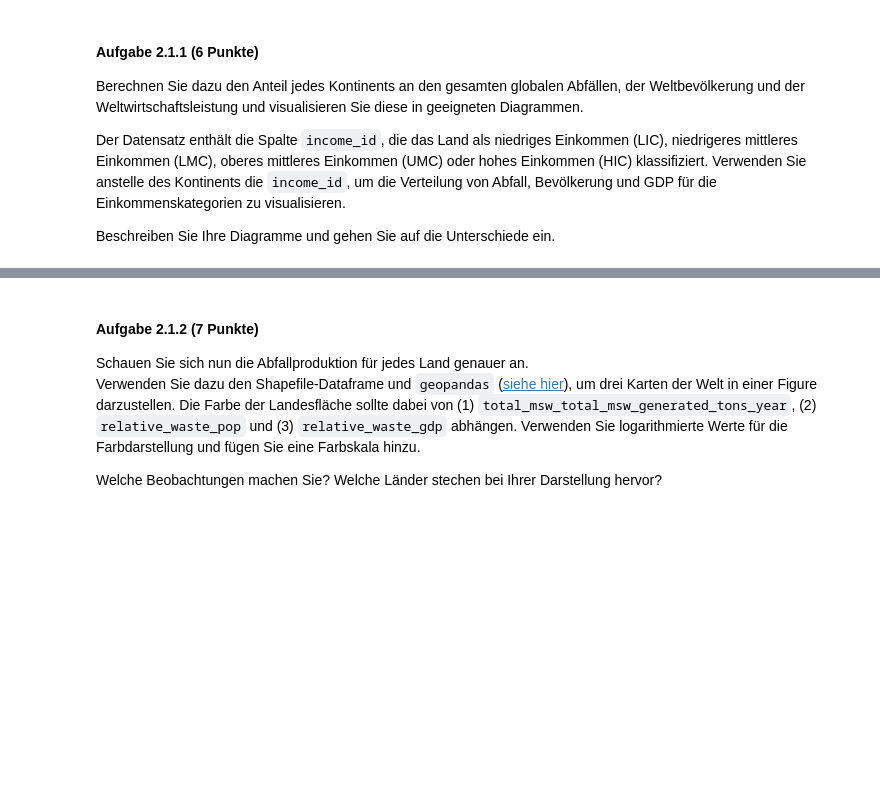
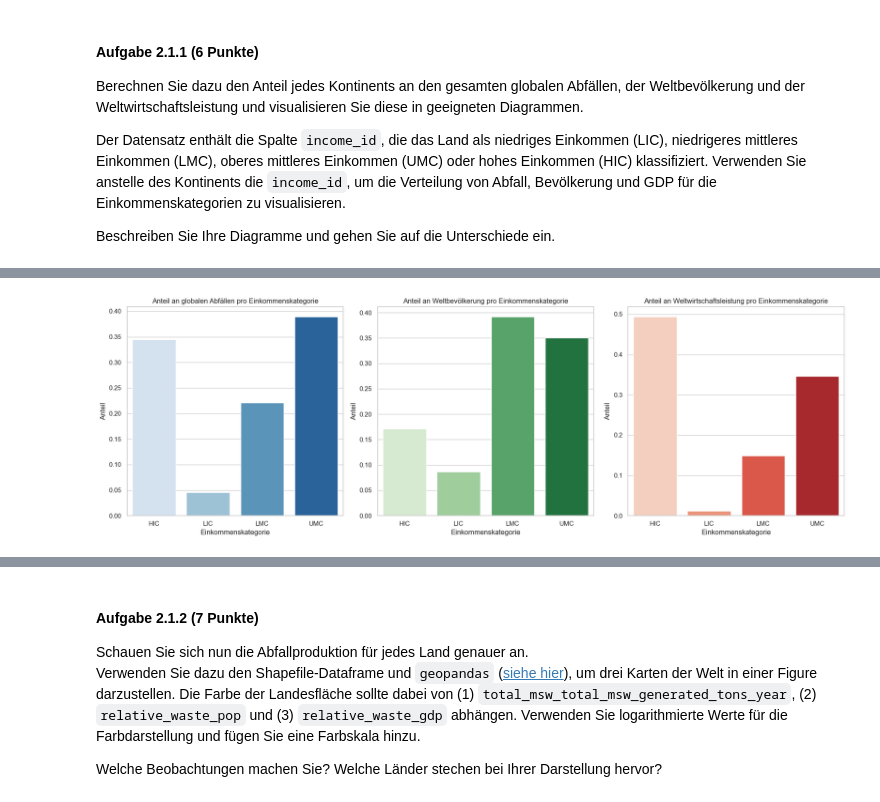
Before and after one commit to dfgsteam/data-science_basics, a Jupyter notebook: exam02/exam_de.ipynb, the cells around one changed output, grey strips where cells are left out. Saved outputs shown, nothing was run; the diff lists cells and outputs as text; code cells hidden in the pictures; blank space fills up the shorter version.

```diff
--- a/exam02/exam_de.ipynb
+++ b/exam02/exam_de.ipynb
@@ -146,0 +189,33 @@ Beschreiben Sie Ihre Diagramme und gehen Sie auf die Unterschiede ein.
+# %%
+# Berechnung des Anteils für Einkommenskategorien
+income_group = data.groupby('income_id').agg({
+    'total_msw_total_msw_generated_tons_year': 'sum',
+    'population_population_number_of_people': 'sum',
+    'gdp_total': 'sum'
+})
+
+income_group['waste_share'] = income_group['total_msw_total_msw_generated_tons_year'] / income_group['total_msw_total_msw_generated_tons_year'].sum()
+income_group['population_share'] = income_group['population_population_number_of_people'] / income_group['population_population_number_of_people'].sum()
+income_group['gdp_share'] = income_group['gdp_total'] / income_group['gdp_total'].sum()
+
+# Visualisierung der Anteile pro Einkommenskategorie mit Seaborn
+fig, axes = plt.subplots(1, 3, figsize=(18, 6))
+sns.barplot(x=income_group.index, y=income_group['waste_share'], ax=axes[0], palette='Blues')
+axes[0].set_title('Anteil an globalen Abfällen pro Einkommenskategorie')
+axes[0].set_ylabel('Anteil')
+axes[0].set_xlabel('Einkommenskategorie')
+
+sns.barplot(x=income_group.index, y=income_group['population_share'], ax=axes[1], palette='Greens')
+axes[1].set_title('Anteil an Weltbevölkerung pro Einkommenskategorie')
+axes[1].set_ylabel('Anteil')
+axes[1].set_xlabel('Einkommenskategorie')
+
+sns.barplot(x=income_group.index, y=income_group['gdp_share'], ax=axes[2], palette='Reds')
+axes[2].set_title('Anteil an Weltwirtschaftsleistung pro Einkommenskategorie')
+axes[2].set_ylabel('Anteil')
+axes[2].set_xlabel('Einkommenskategorie')
+
+plt.tight_layout()
+plt.show()
+# %% [output]
+[figure, added]
```
Also changed, not shown: parts of 16 cells of this notebook.
